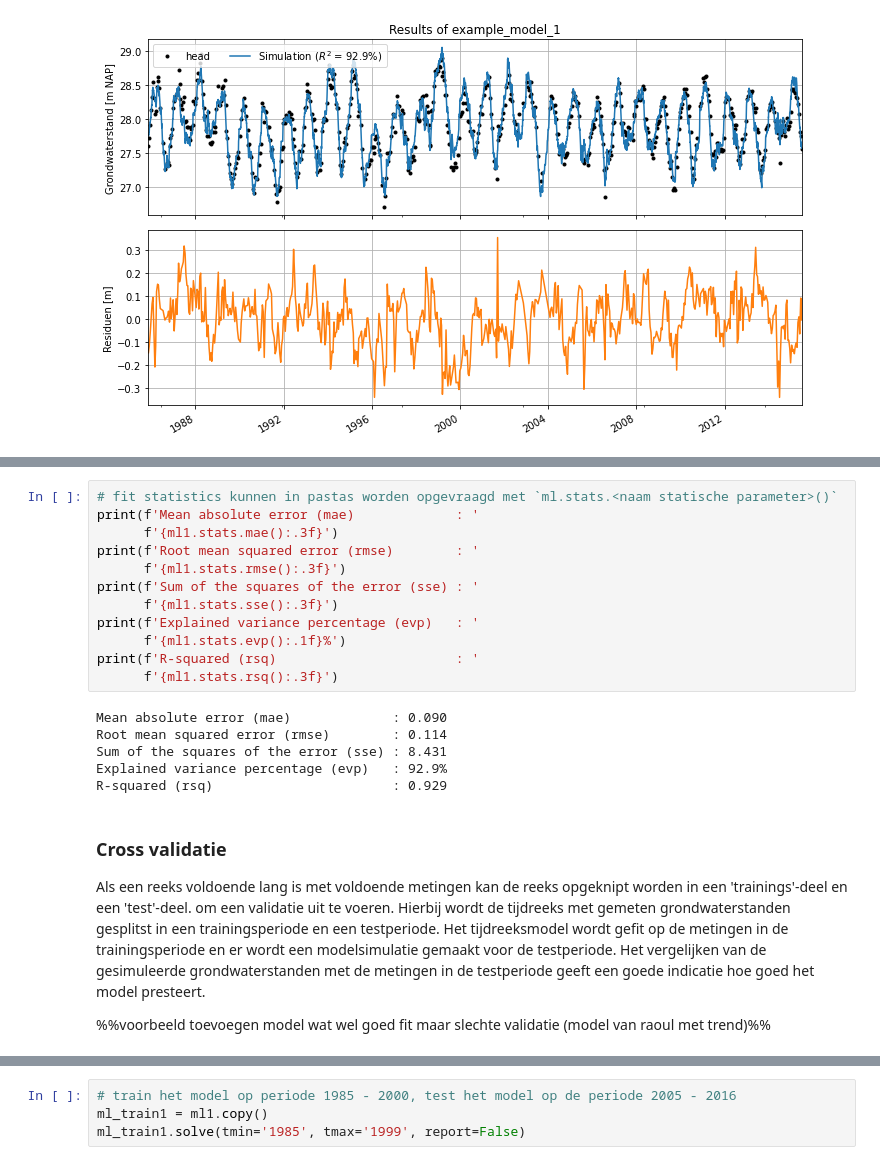
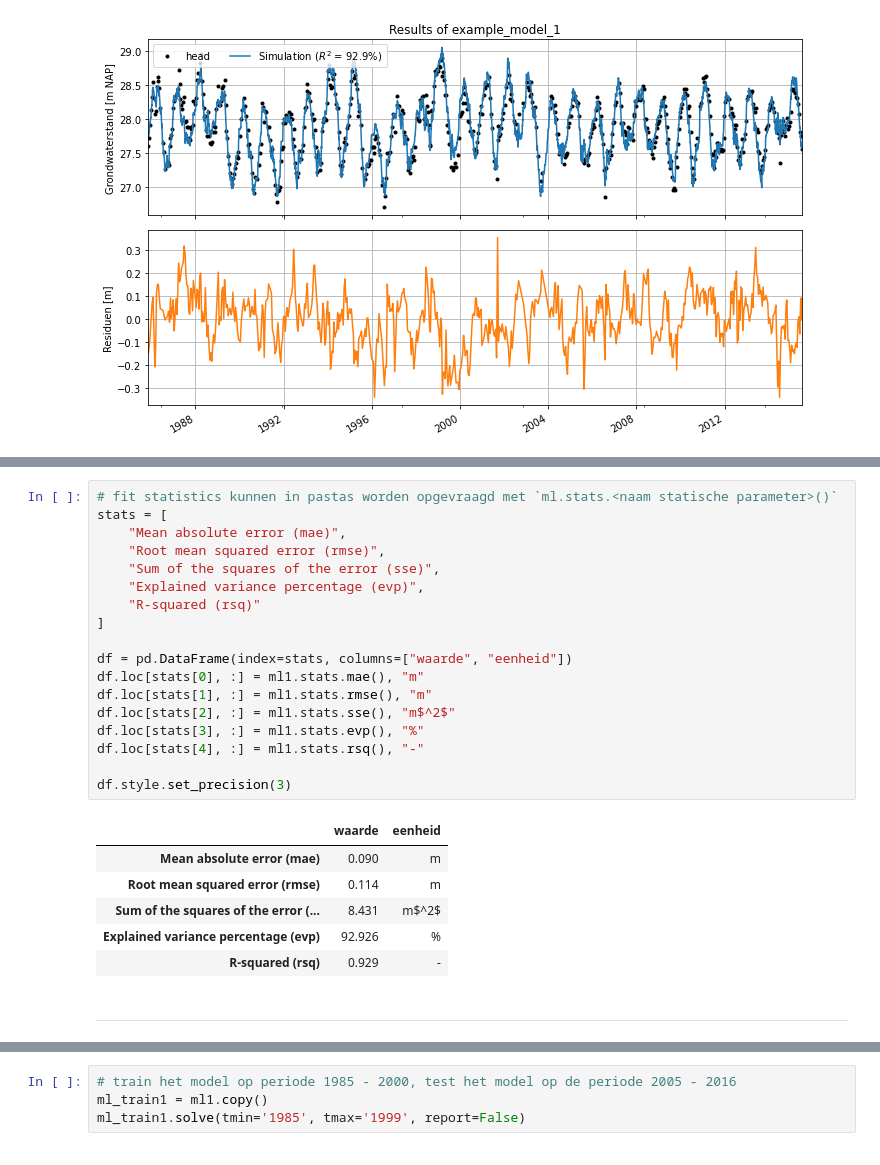
Before and after one commit to ArtesiaWater/stowa_handleiding_tijdreeksanalyse, a Jupyter notebook: beoordeling/beoordeling.ipynb, the cells around one changed output, grey strips where cells are left out. Drawn from its saved outputs; the diff is of its cells as text.

```diff
--- a/beoordeling/beoordeling.ipynb
+++ b/beoordeling/beoordeling.ipynb
@@ -145,24 +172,27 @@ Voor het voorbeeld model zijn de hierboven genoemde statistieken berekend. De ge
 # %%
 # fit statistics kunnen in pastas worden opgevraagd met `ml.stats.<naam statische parameter>()`
-print(f'Mean absolute error (mae)             : '
-      f'{ml1.stats.mae():.3f}')
-print(f'Root mean squared error (rmse)        : '
-      f'{ml1.stats.rmse():.3f}')
-print(f'Sum of the squares of the error (sse) : '
-      f'{ml1.stats.sse():.3f}')
-print(f'Explained variance percentage (evp)   : '
-      f'{ml1.stats.evp():.1f}%')
-print(f'R-squared (rsq)                       : '
-      f'{ml1.stats.rsq():.3f}')
+stats = [
+    "Mean absolute error (mae)",
+    "Root mean squared error (rmse)",
+    "Sum of the squares of the error (sse)",
+    "Explained variance percentage (evp)",
+    "R-squared (rsq)"
+]
+
+df = pd.DataFrame(index=stats, columns=["waarde", "eenheid"])
+df.loc[stats[0], :] = ml1.stats.mae(), "m"
+df.loc[stats[1], :] = ml1.stats.rmse(), "m"
+df.loc[stats[2], :] = ml1.stats.sse(), "m$^2$"
+df.loc[stats[3], :] = ml1.stats.evp(), "%"
+df.loc[stats[4], :] = ml1.stats.rsq(), "-"
+
+df.style.set_precision(3)
 # %% [output]
-Mean absolute error (mae)             : 0.090
-Root mean squared error (rmse)        : 0.114
-Sum of the squares of the error (sse) : 8.431
-Explained variance percentage (evp)   : 92.9%
-R-squared (rsq)                       : 0.929
+|  | waarde | eenheid |
+| Mean absolute error (mae) | 0.090 | m |
+| Root mean squared error (rmse) | 0.114 | m |
+| Sum of the squares of the error (... | 8.431 | m$^2$ |
+| Explained variance percentage (evp) | 92.926 | % |
+| R-squared (rsq) | 0.929 | - |
-# %% [markdown]
-### Cross validatie<a name="validatie"></a>
-
-Als een reeks voldoende lang is met voldoende metingen kan de reeks opgeknipt worden in een 'trainings'-deel en een 'test'-deel.  om een validatie uit te voeren. Hierbij wordt de tijdreeks met gemeten grondwaterstanden gesplitst in een trainingsperiode en een testperiode. Het tijdreeksmodel wordt gefit op de metingen in de trainingsperiode en er wordt een modelsimulatie gemaakt voor de testperiode. Het vergelijken van de gesimuleerde grondwaterstanden met de metingen in de testperiode geeft een goede indicatie hoe goed het model presteert.
-
-%%voorbeeld toevoegen model wat wel goed fit maar slechte validatie (model van raoul met trend)%%
+# %% [markdown]
+<hr>
```
Also changed, not shown: parts of 37 cells of this notebook, 1 other file.
